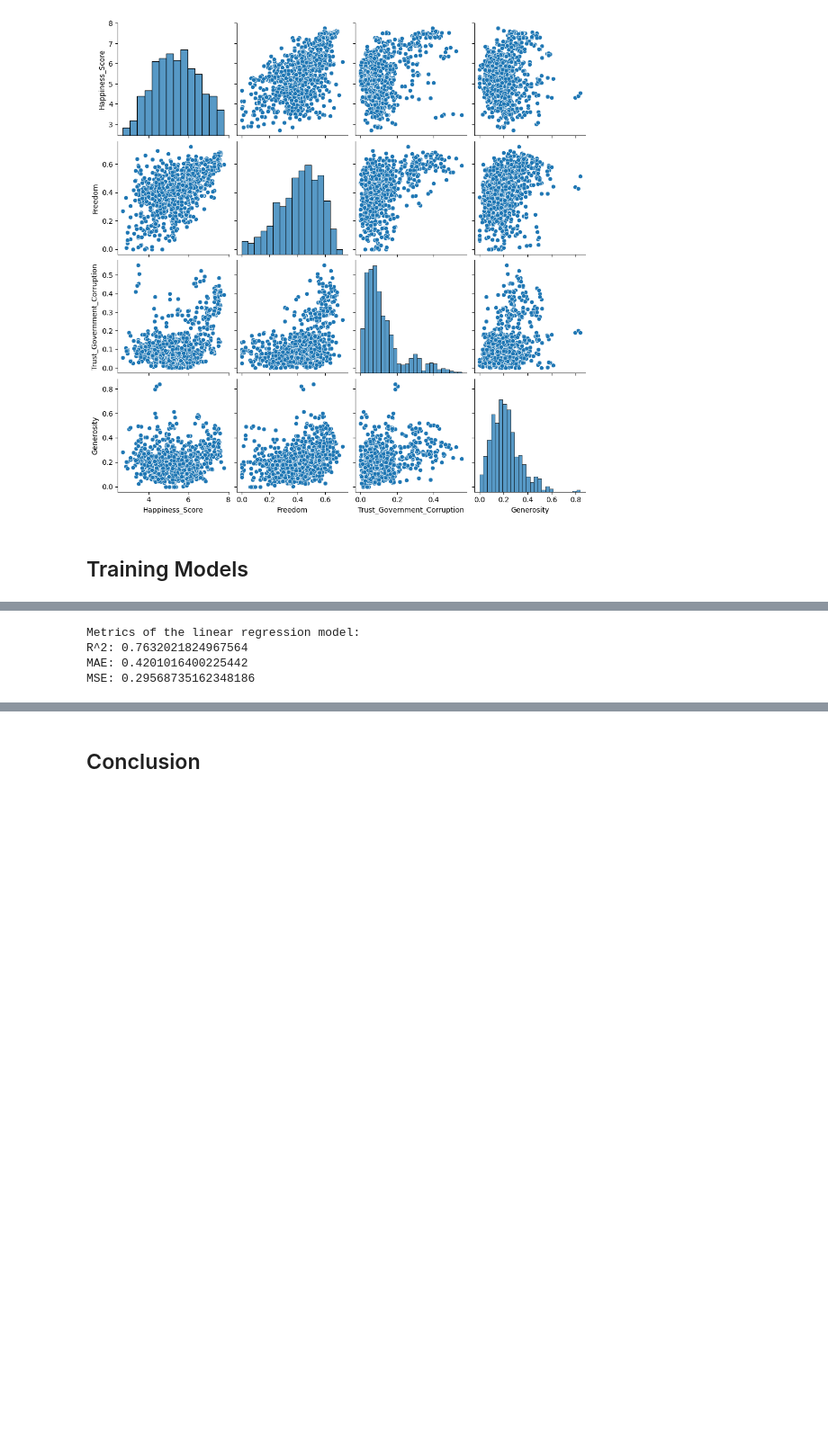
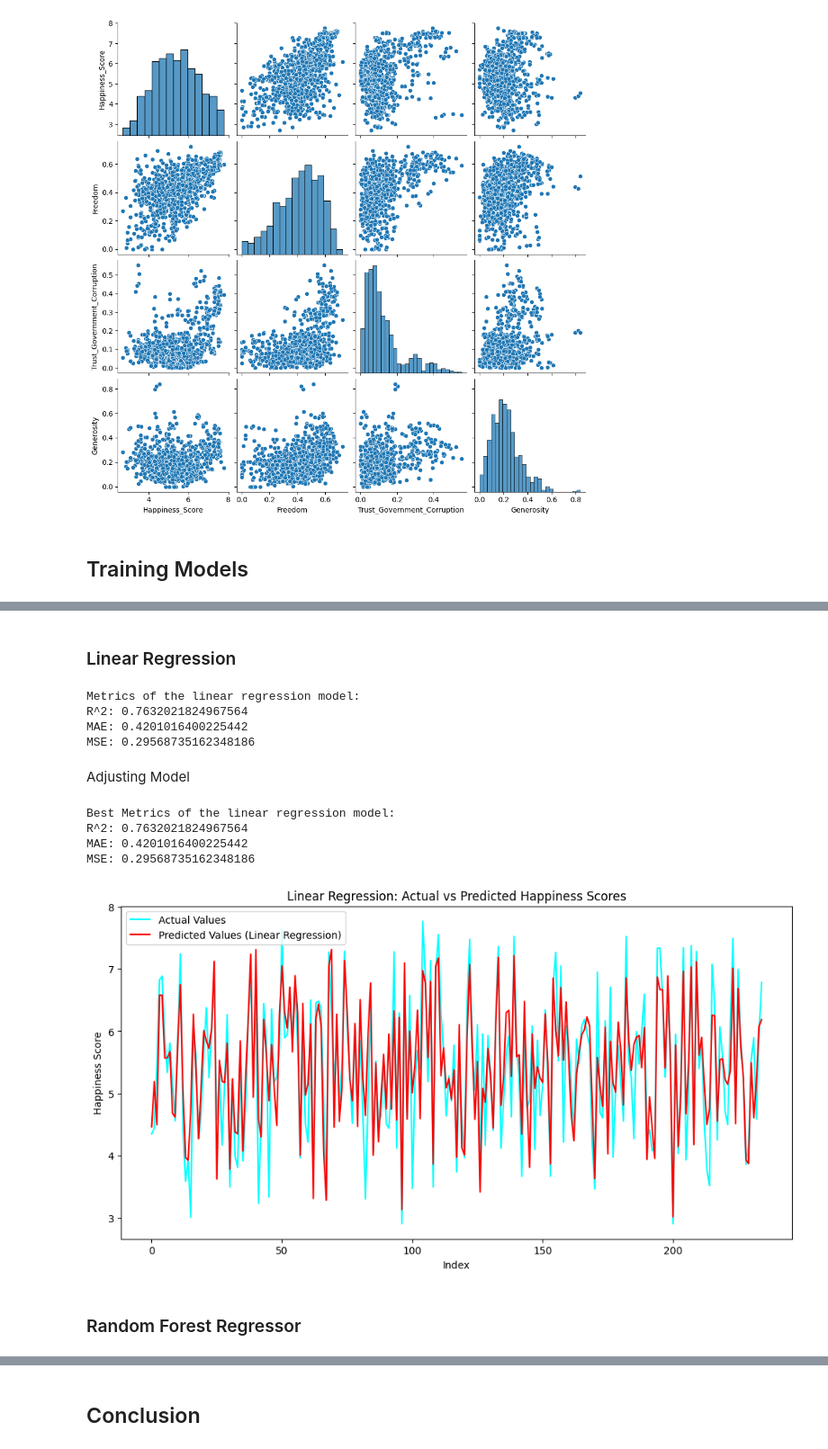
Before and after one commit to RJuanJo/workshop_3, a Jupyter notebook: notebooks/EDA_ModelTraining001.ipynb, the cells around one changed output, grey strips where cells are left out. Shown at 90% size. Saved outputs shown, nothing was run; the diff lists cells and outputs as text; code cells hidden in the pictures; blank space fills up the shorter version.

```diff
--- a/notebooks/EDA001.ipynb
+++ b/notebooks/EDA_ModelTraining001.ipynb
@@ -516,3 +557,5 @@ X_train, X_test, y_train, y_test = train_test_split(X, y, test_size=0.3, random_
+# %% [markdown]
+### Linear Regression
 # %%
 linear_regression_model = LinearRegression()
 linear_regression_model.fit(X_train, y_train)
@@ -532,6 +575,54 @@ Metrics of the linear regression model:
 R^2: 0.7632021824967564
 MAE: 0.4201016400225442
 MSE: 0.29568735162348186
+# %% [markdown]
+Adjusting Model
+# %%
+best_r2_linear_regression = -np.inf
+best_mae_linear_regression = np.inf
+best_mse_linear_regression = np.inf
+
+iterations = 50
+
+for i in range(iterations):
+
+    linear_regression_model = LinearRegression()
+    linear_regression_model.fit(X_train, y_train)
+    y_pred_linear_regression = linear_regression_model.predict(X_test)
+
+    r2_linear_regression = r2_score(y_test, y_pred_linear_regression)
+    mae_linear_regression = mean_absolute_error(y_test, y_pred_linear_regression)
+    mse_linear_regression = mean_squared_error(y_test, y_pred_linear_regression)
+
+    if r2_linear_regression > best_r2_linear_regression:
+        best_r2_linear_regression = r2_linear_regression
+        best_mae_linear_regression = mae_linear_regression
+        best_mse_linear_regression = mse_linear_regression
+        best_y_pred_linear_regression = y_pred_linear_regression
+
+print("Best Metrics of the linear regression model:")
+print(f"R^2: {best_r2_linear_regression}")
+print(f"MAE: {best_mae_linear_regression}")
+print(f"MSE: {best_mse_linear_regression}")
+# %% [output]
+Best Metrics of the linear regression model:
+R^2: 0.7632021824967564
+MAE: 0.4201016400225442
+MSE: 0.29568735162348186
+# %%
+plt.figure(figsize=(12, 6))
+
+plt.plot(range(len(y_test)), y_test, label='Actual Values', color='cyan', linestyle='-')
+plt.plot(range(len(y_test)), best_y_pred_linear_regression, label='Predicted Values (Linear Regression)', color='red', linestyle='-')
+plt.xlabel('Index')
+plt.ylabel('Happiness Score')
+plt.title('Linear Regression: Actual vs Predicted Happiness Scores')
+plt.legend()
+plt.show()
+# %% [output]
+[figure, added]
+# %% [markdown]
+### Random Forest Regressor
 # %%
 random_forest_model = RandomForestRegressor()
 random_forest_model.fit(X_train, y_train)
```
Also changed, not shown: parts of 14 cells of this notebook, 3 other files.
